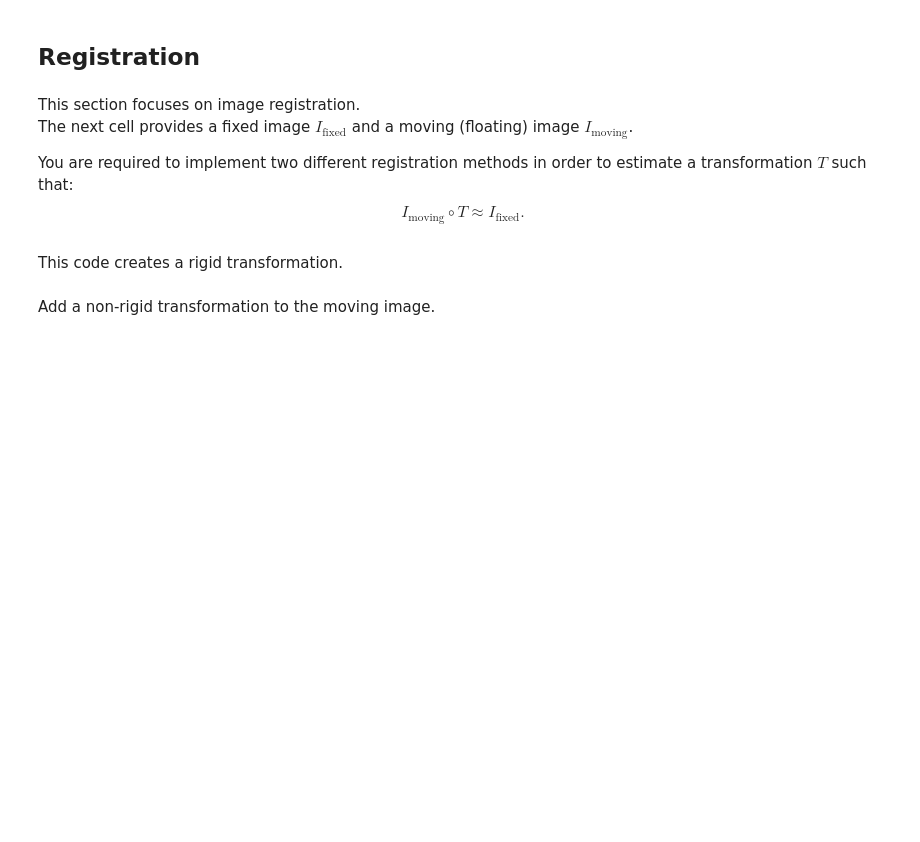
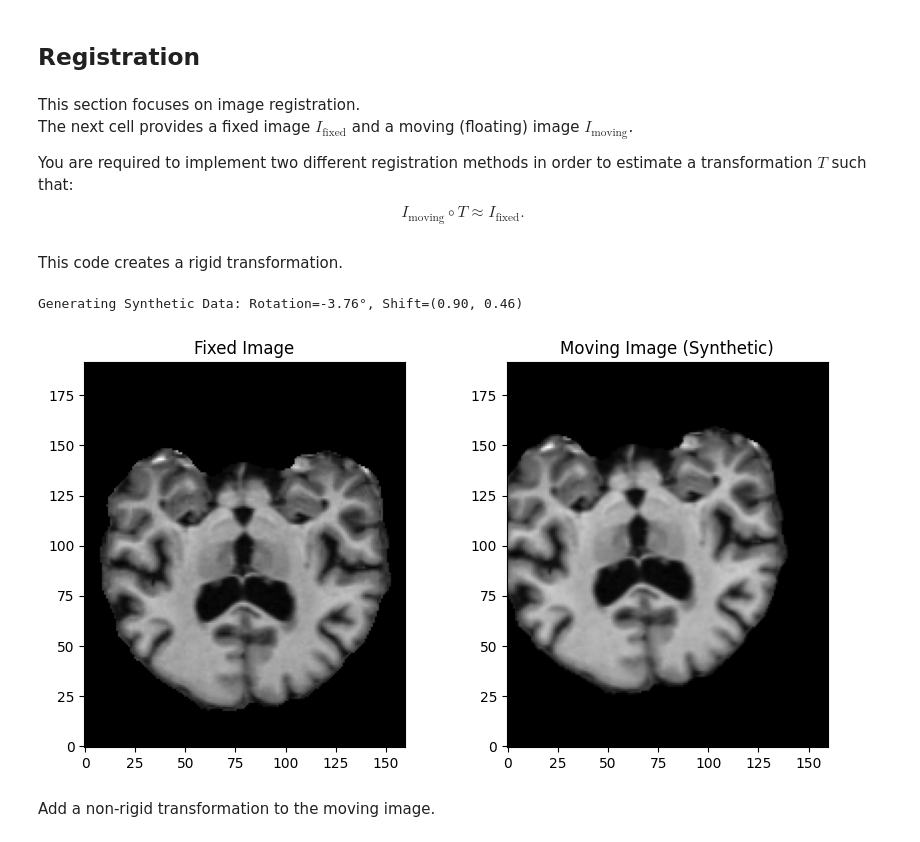
Before and after one commit to MurielleMardenli300/GBM6953HE_labs, a Jupyter notebook: GBM6953HE_Lab_1.ipynb, the cells around one changed output. Drawn from its saved outputs; the diff is of its cells as text; code cells hidden in the pictures; blank space fills up the shorter version.

```diff
--- a/GBM6953HE_Lab_1.ipynb
+++ b/GBM6953HE_Lab_1.ipynb
@@ -797,33 +797,36 @@ def create_synthetic_moving_data(fixed_img, fixed_seg, rotation_range=15, shift_
         fixed_img,
         matrix=rotation_mat,
         offset=offset,
         order=1,
         mode='constant'
     )
 
     # We use nearest neighbor (order=0) for the segmentation (labels must remain integers)
     moving_seg = affine_transform(
         fixed_seg,
         matrix=rotation_mat,
         offset=offset,
         order=0,
         mode='constant'
     )
 
     return moving_img, moving_seg
 
 # --- Usage Example ---
 # Create the moving image
-moving_img, moving_seg = create_synthetic_moving_data(img, seg_3class)
+moving_img, moving_seg = create_synthetic_moving_data(img, seg)
 
 # Visualize Fixed vs Moving
 plt.figure(figsize=(10, 5))
 plt.subplot(1, 2, 1)
 plt.imshow(img.T, cmap='gray', origin='lower')
 plt.title("Fixed Image")
 plt.subplot(1, 2, 2)
 plt.imshow(moving_img.T, cmap='gray', origin='lower')
 plt.title("Moving Image (Synthetic)")
 plt.show()
+# %% [output]
+Generating Synthetic Data: Rotation=-3.76°, Shift=(0.90, 0.46)
+[figure, added]
 # %% [markdown]
 Add a non-rigid transformation to the moving image.
```
Also changed, not shown: parts of 5 cells of this notebook, 1 other file.
